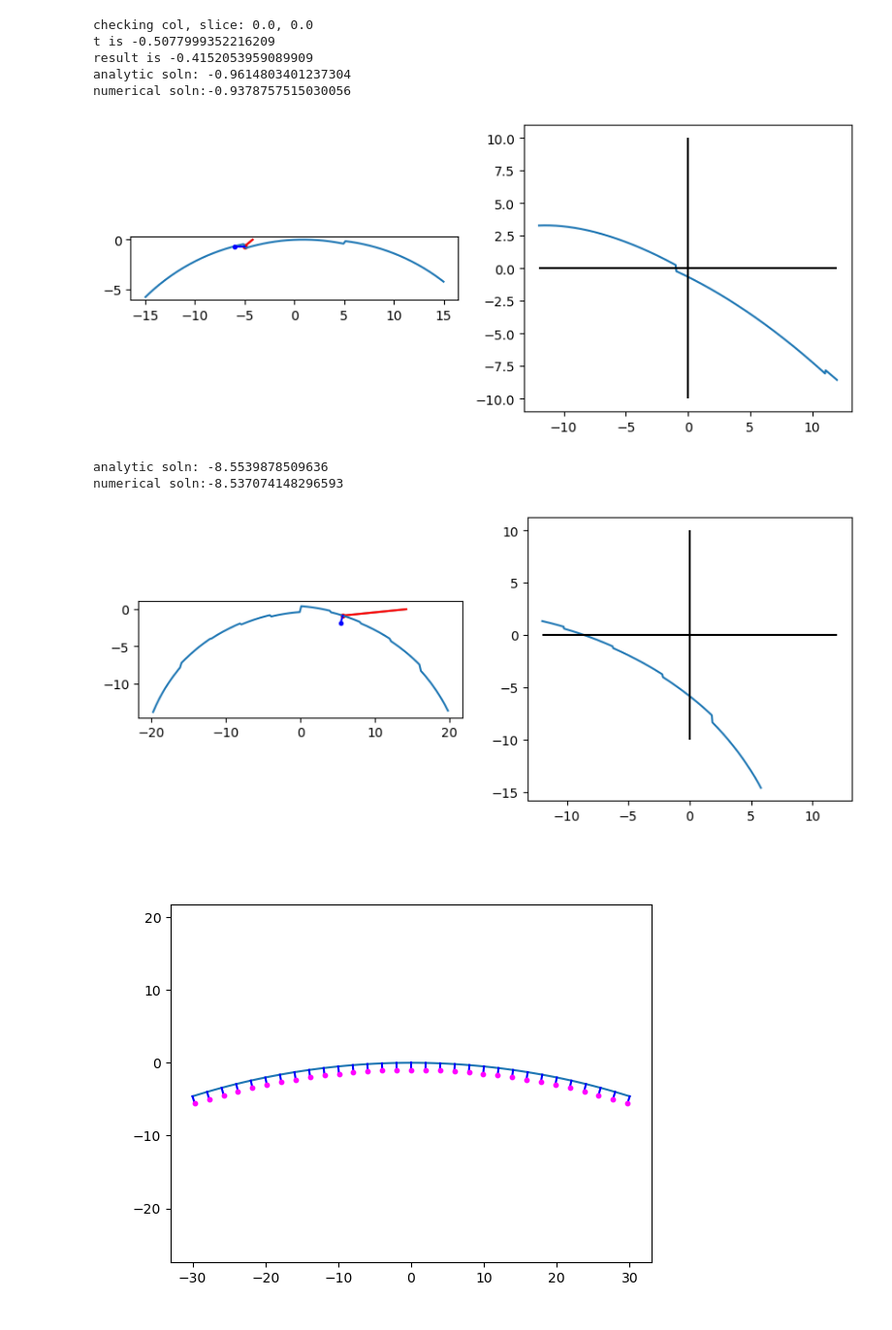
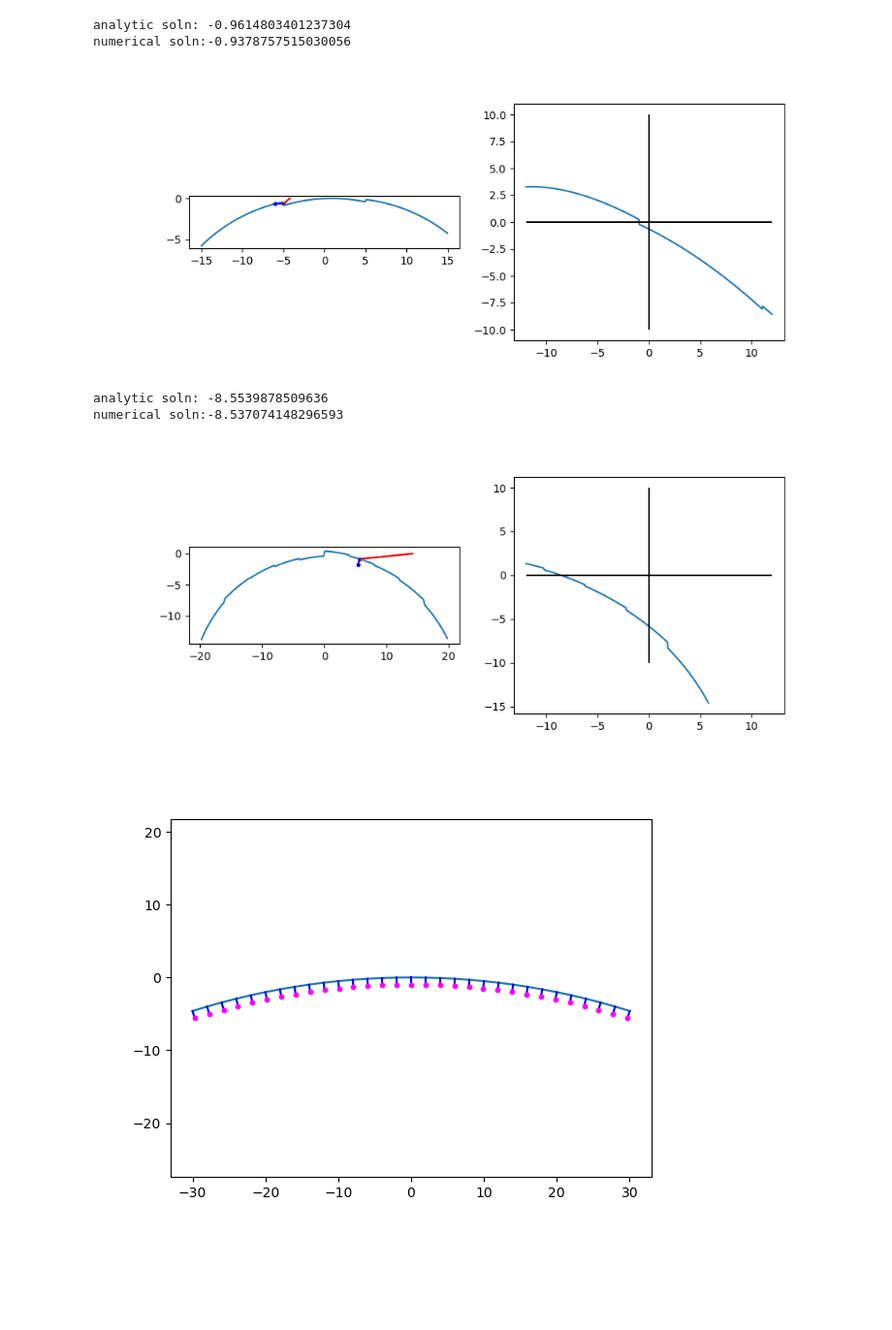
Before and after one commit to ellenle3/ifugen, a Jupyter notebook: python/surface_generator.ipynb, the cells around one changed output. Shown at 97% size. Cells and saved outputs as stored; diff of their text form; code cells hidden in the pictures; blank space fills up the shorter version.

```diff
--- a/python/surface_generator.ipynb
+++ b/python/surface_generator.ipynb
@@ -62,55 +62,46 @@ l = l / np.sqrt(l*l+m*m+n*n)
 m = m / np.sqrt(l*l+m*m+n*n)
 n = n / np.sqrt(l*l+m*m+n*n)
 
+ray_in = RayIn(xt, yt, l, m, n)
+ray_out = RayOut(0, 0, 0, 0, 0, 0, 0)
+
 zmin, zmax = find_global_extrema_slicer(p, sag_func, critical_xy_func)
-xs, ys, zs, tsol, ln, mn, nn = ray_trace_slicer(xt, yt, l, m, n, zmin, zmax, p, sag_func, transfer_dist_func, surface_norm_func)
-print("analytic soln: " + str(tsol))
+ray_out = ray_trace_slicer(ray_in, zmin, zmax, p, sag_func, transfer_dist_func, surface_norm_func)
+print("analytic soln: " + str(ray_out.t))
 
 t = np.linspace(-12, 12, 500)
 feval = np.zeros(len(t))
 for i,t1 in enumerate(t):
     feval[i] = transfer_equation(t1, xt, yt, l, m, n, p, sag_func)
 idx = np.nanargmin(np.abs(feval))
 tnum = t[idx]
 print("numerical soln:" + str(tnum))
 
 fig, axs = plt.subplots(nrows=1, ncols=2, figsize=(10,4))
 axs[0].plot(x, surf)
 
 # Draw analytically calculated ray and surface normal
-axs[0].plot([xt, xt + tsol*l], [0, tsol*n], c='r', zorder=1)
-axs[0].scatter([xt + tsol*l], [tsol*n], c='r', s=8, zorder=1)
-axs[0].plot([xs, xs+ln], [zs, zs+nn], c='b')
-axs[0].scatter([xs+ln], [zs+nn], c='b', s=8, zorder=10)
-
-#axs[0].plot([yt, yt + tsol*m], [0, tsol*n], c='r', zorder=1)
-#axs[0].scatter([yt + tsol*m], [tsol*n], c='r', s=8, zorder=1)
-#axs[0].plot([ys, ys+mn], [zs, zs+nn], c='b')
-#axs[0].scatter([ys+mn], [zs+nn], c='b', s=8, zorder=10)
+axs[0].plot([ray_in.xt, ray_out.xs], [0, ray_out.zs], c='r', zorder=1)
+axs[0].scatter([ray_out.xs], [ray_out.zs], c='r', s=8, zorder=1)
+axs[0].plot([ray_out.xs, ray_out.xs + ray_out.ln], [ray_out.zs, ray_out.zs + ray_out.nn], c='b')
+axs[0].scatter([ray_out.xs + ray_out.ln], [ray_out.zs + ray_out.nn], c='b', s=8, zorder=10)
 
 # Numerically determined ray
-axs[0].plot([xt, xt + tnum*l], [0, tnum*n], c='gray', zorder=0)
-axs[0].scatter([xt + tnum*l], [tnum*n], c='gray', s=8, zorder=0)
-#print(tnum*n)
-
-#axs[0].plot([yt, yt + tnum*m], [0, tnum*n], c='gray', zorder=0)
-#axs[0].scatter([yt + tnum*m], [tnum*n], c='gray', s=8, zorder=0)
+axs[0].plot([ray_in.xt, ray_in.xt + tnum*ray_in.l], [0, tnum*ray_in.n], c='gray', zorder=0)
+axs[0].scatter([ray_in.xt + tnum*ray_in.l], [tnum*ray_in.n], c='gray', s=8, zorder=0)
 
 axs[0].set_aspect("equal")
 
 axs[1].plot(t, feval)
 axs[1].hlines(0, t[0], t[-1], colors='k')
 axs[1].vlines(0, -10, 10, colors='k')
 #axs[1].set_ylim(np.nanmin(feval), np.nanmax(feval))
 
 plt.show()
 # %% [output]
-checking col, slice: 0.0, 0.0
-t is -0.5077999352216209
-result is -0.4152053959089909
 analytic soln: -0.9614803401237304
 numerical soln:-0.9378757515030056
-[figure, old version]
+[figure, new version]
 # %%
 sag_func = tilted_plane_sag
 surface_norm_func = tilted_plane_surface_normal
@@ -163,9 +154,12 @@ l = l / np.sqrt(l*l+m*m+n*n)
 m = m / np.sqrt(l*l+m*m+n*n)
 n = n / np.sqrt(l*l+m*m+n*n)
 
+ray_in = RayIn(xt, yt, l, m, n)
+ray_out = RayOut(0, 0, 0, 0, 0, 0, 0)
+
 zmin, zmax = find_global_extrema_slicer(p, sag_func, critical_xy_func)
-xs, ys, zs, tsol, ln, mn, nn = ray_trace_slicer(xt, yt, l, m, n, zmin, zmax, p, sag_func, transfer_dist_func, surface_norm_func)
-print("analytic soln: " + str(tsol))
+ray_out = ray_trace_slicer(ray_in, zmin, zmax, p, sag_func, transfer_dist_func, surface_norm_func)
+print("analytic soln: " + str(ray_out.t))
 
 t = np.linspace(-12, 12, 500)
 feval = np.zeros(len(t))
@@ -179,23 +173,14 @@ fig, axs = plt.subplots(nrows=1, ncols=2, figsize=(10,4))
 axs[0].plot(y, surf)
 
 # Draw analytically calculated ray and surface normal
-axs[0].plot([yt, yt + tsol*m], [0, tsol*n], c='r', zorder=1)
-axs[0].scatter([yt + tsol*m], [tsol*n], c='r', s=8, zorder=1)
-axs[0].plot([ys, ys+mn], [zs, zs+nn], c='b')
-axs[0].scatter([ys+mn], [zs+nn], c='b', s=8, zorder=10)
-
-#axs[0].plot([yt, yt + tsol*m], [0, tsol*n], c='r', zorder=1)
-#axs[0].scatter([yt + tsol*m], [tsol*n], c='r', s=8, zorder=1)
-#axs[0].plot([ys, ys+mn], [zs, zs+nn], c='b')
-#axs[0].scatter([ys+mn], [zs+nn], c='b', s=8, zorder=10)
+axs[0].plot([ray_in.yt, ray_out.ys], [0, ray_out.zs], c='r', zorder=1)
+axs[0].scatter([ray_out.ys], [ray_out.zs], c='r', s=8, zorder=1)
+axs[0].plot([ray_out.ys, ray_out.ys + ray_out.mn], [ray_out.zs, ray_out.zs + ray_out.nn], c='b')
+axs[0].scatter([ray_out.ys + ray_out.mn], [ray_out.zs + ray_out.nn], c='b', s=8, zorder=10)
 
 # Numerically determined ray
-axs[0].plot([yt, yt + tnum*m], [0, tnum*n], c='gray', zorder=0)
-axs[0].scatter([yt + tnum*m], [tnum*n], c='gray', s=8, zorder=0)
-#print(tnum*n)
-
-#axs[0].plot([yt, yt + tnum*m], [0, tnum*n], c='gray', zorder=0)
-#axs[0].scatter([yt + tnum*m], [tnum*n], c='gray', s=8, zorder=0)
+axs[0].plot([ray_in.yt, ray_in.yt + tnum*ray_in.m], [0, tnum*ray_in.n], c='gray', zorder=0)
+axs[0].scatter([ray_in.yt + tnum*ray_in.m], [tnum*ray_in.n], c='gray', s=8, zorder=0)
 
 axs[0].set_aspect("equal")
 
@@ -208,7 +193,7 @@ plt.show()
 # %% [output]
 analytic soln: -8.5539878509636
 numerical soln:-8.537074148296593
-[figure, old version]
+[figure, new version]
 # %%
 #sag_func = tilted_plane_sag
 #surface_norm_func = tilted_plane_surface_normal
```
Also changed, not shown: 3 other files.
